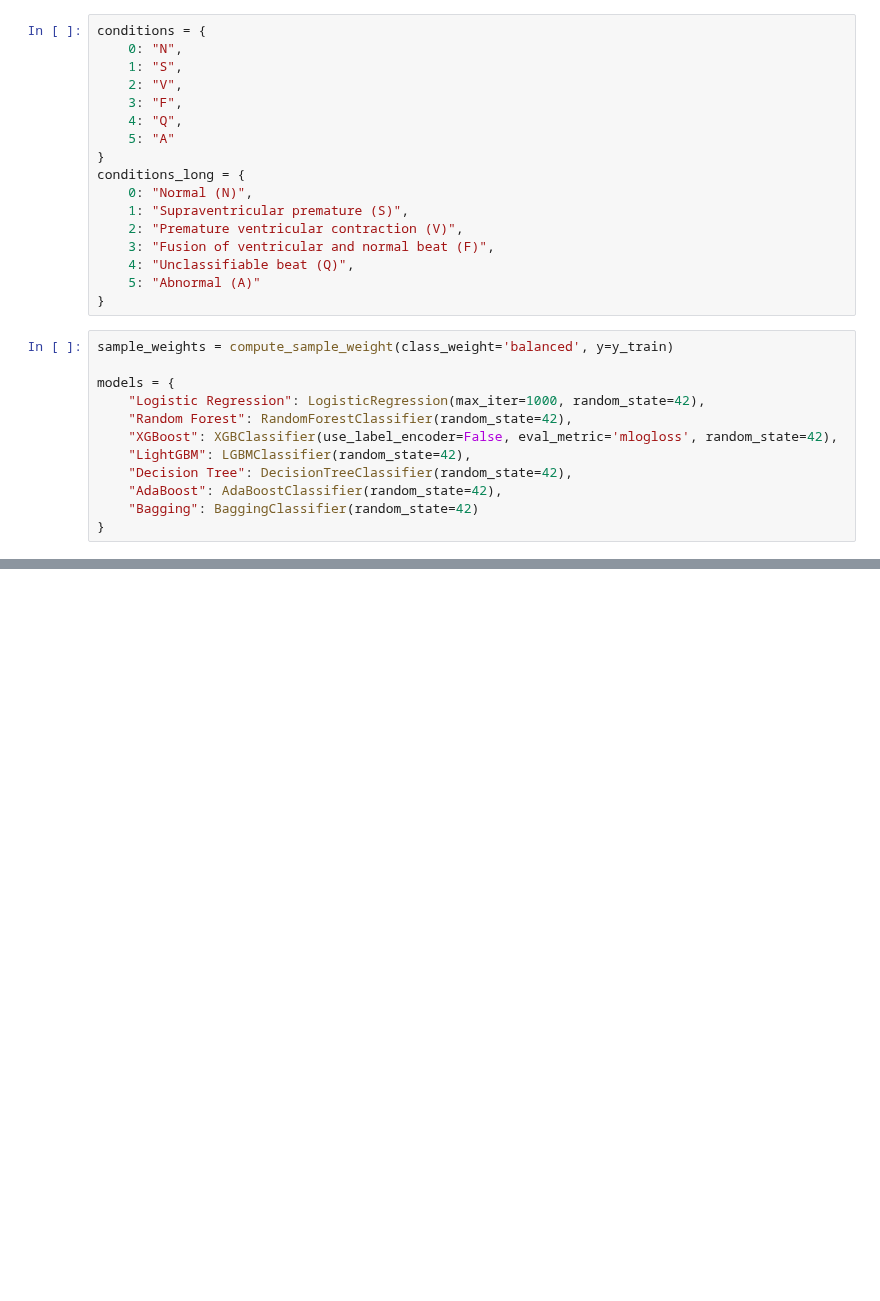
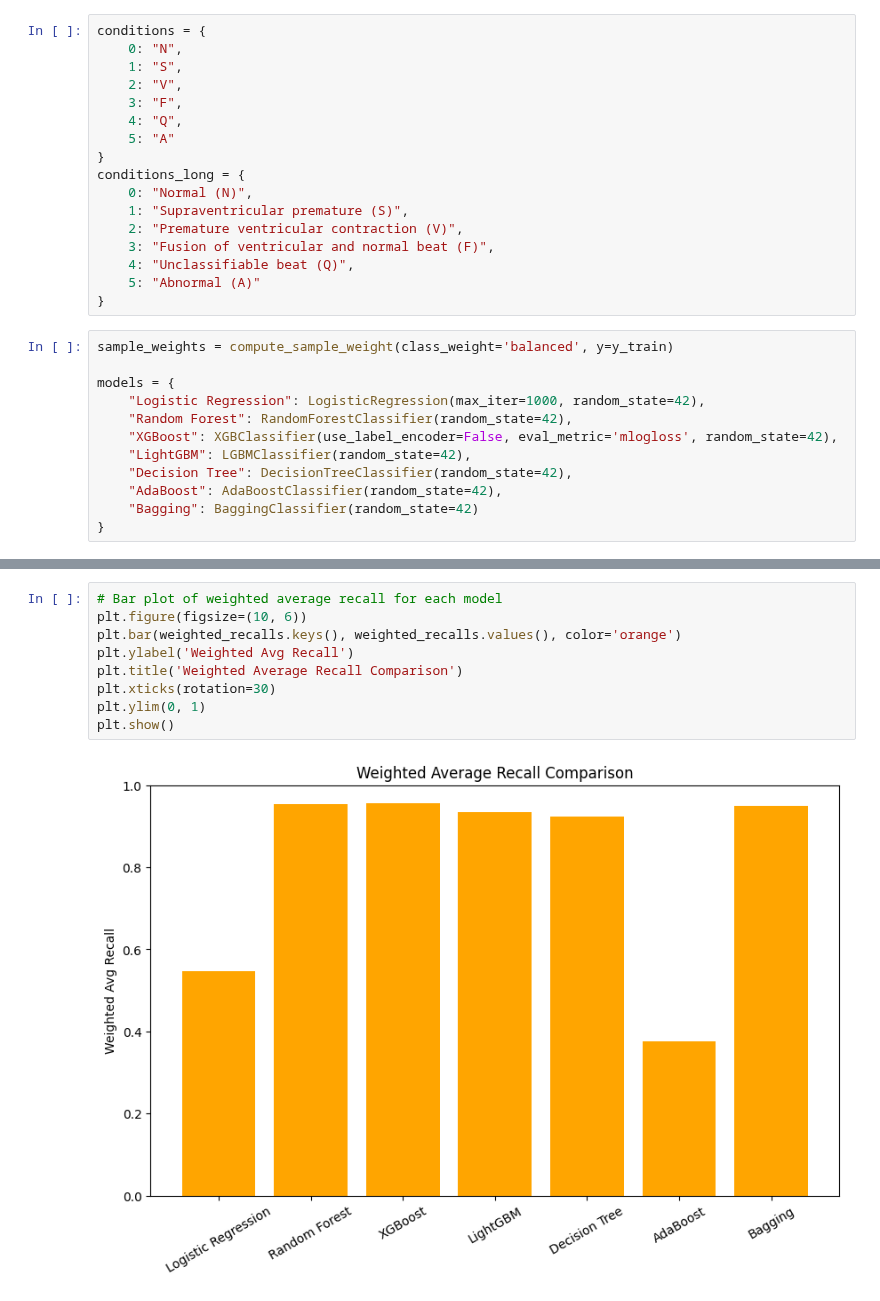
Before and after one commit to arilui/EKGenie, a Jupyter notebook: ML_Test.ipynb, the cells around one changed output, grey strips where cells are left out. Drawn from its saved outputs; the diff is of its cells as text; blank space fills up the shorter version.

```diff
--- a/ML_Test.ipynb
+++ b/ML_Test.ipynb
@@ -133,3 +136,14 @@ weighted avg       0.95      0.93      0.94     24803
+# %%
+# Bar plot of weighted average recall for each model
+plt.figure(figsize=(10, 6))
+plt.bar(weighted_recalls.keys(), weighted_recalls.values(), color='orange')
+plt.ylabel('Weighted Avg Recall')
+plt.title('Weighted Average Recall Comparison')
+plt.xticks(rotation=30)
+plt.ylim(0, 1)
+plt.show()
+# %% [output]
+[figure, added]
 # %%
 import matplotlib.pyplot as plt
 
```
Also changed, not shown: parts of 3 cells of this notebook.
